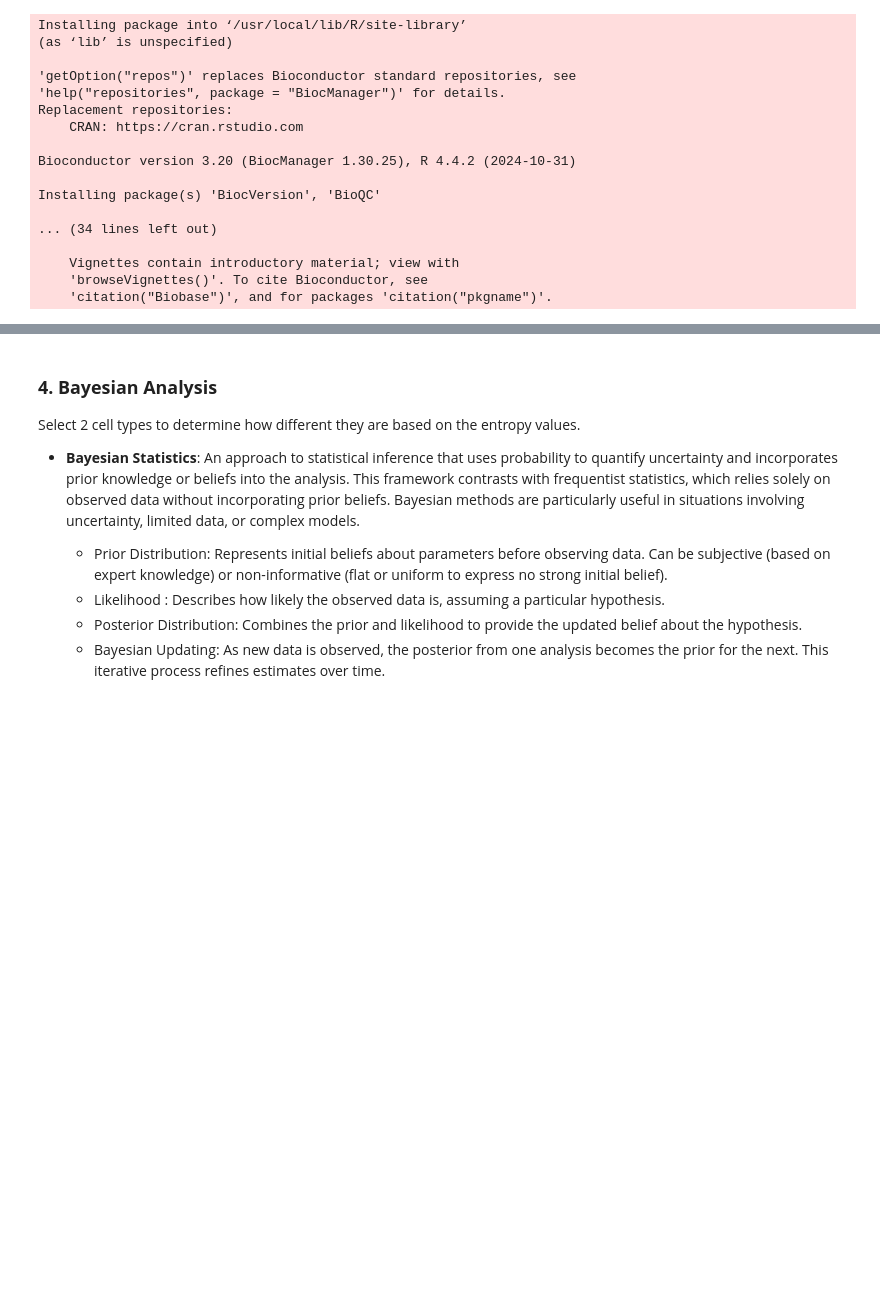
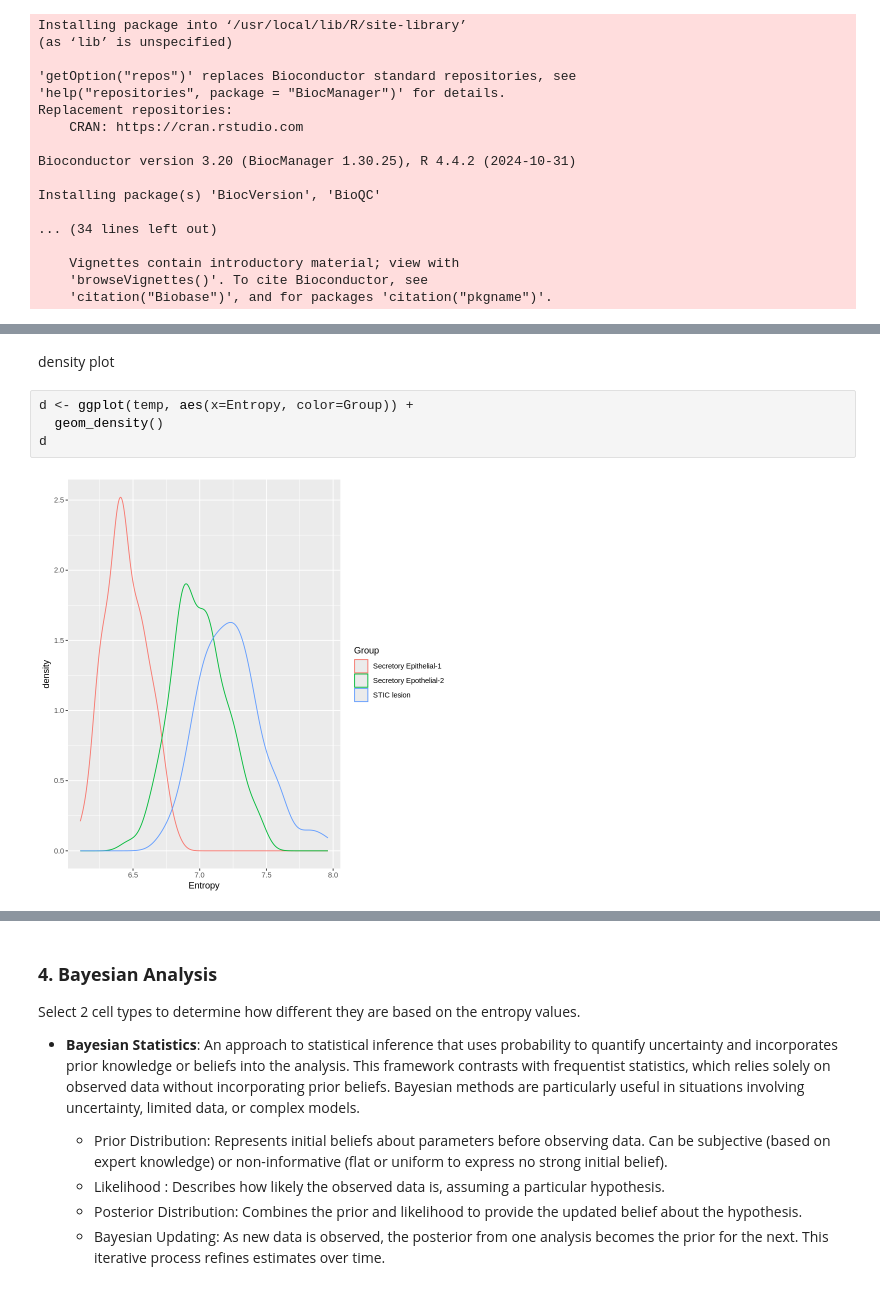
Before and after one commit to huma1995/statistics, a Jupyter notebook: Day_3.ipynb, the cells around one changed output, grey strips where cells are left out. Saved outputs shown, nothing was run; the diff lists cells and outputs as text; blank space fills up the shorter version.

```diff
--- a/Day_3.ipynb
+++ b/Day_3.ipynb
@@ -136,0 +165,8 @@ boxplot(compilation_STIC$Entropy,
+# %% [markdown]
+density plot
+# %%
+d <- ggplot(temp, aes(x=Entropy, color=Group)) +
+  geom_density()
+d
+# %% [output]
+[figure, added]
```
Also changed, not shown: parts of 9 cells of this notebook.
